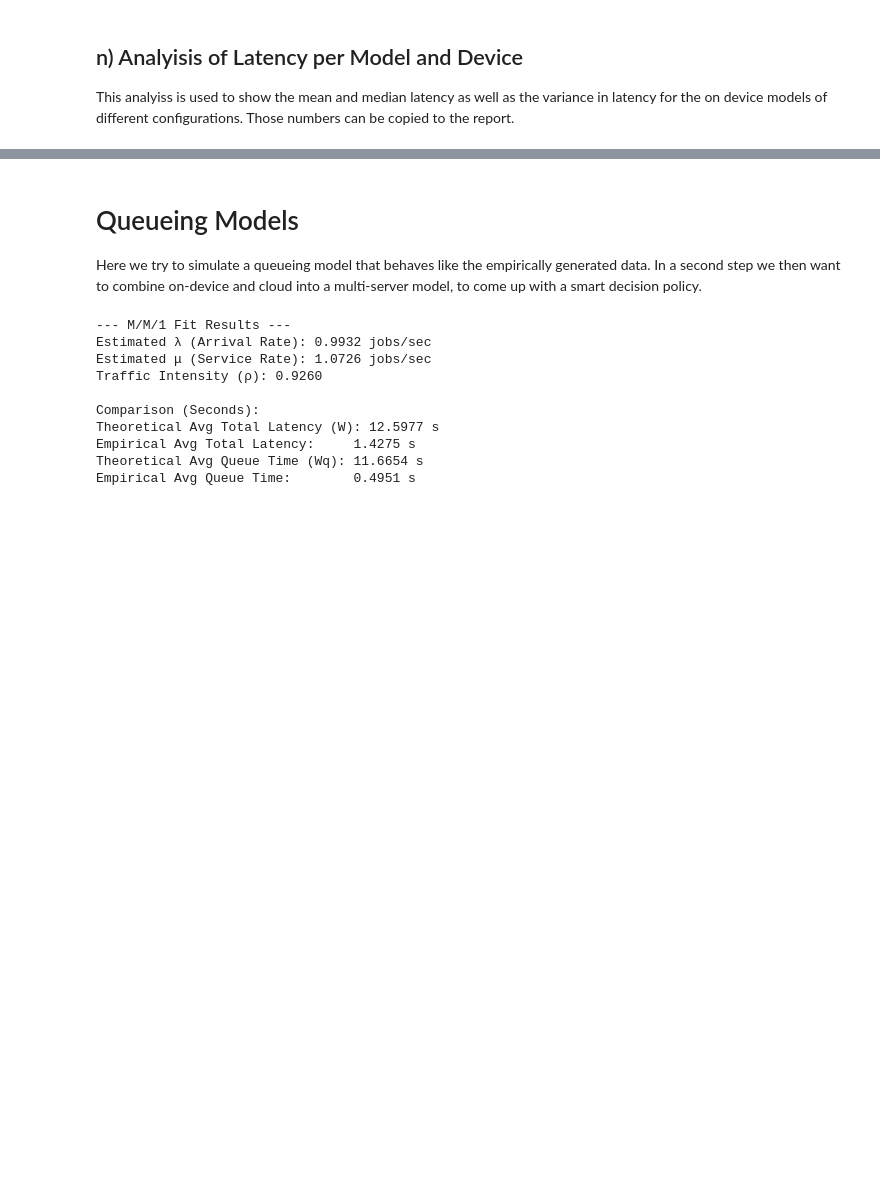
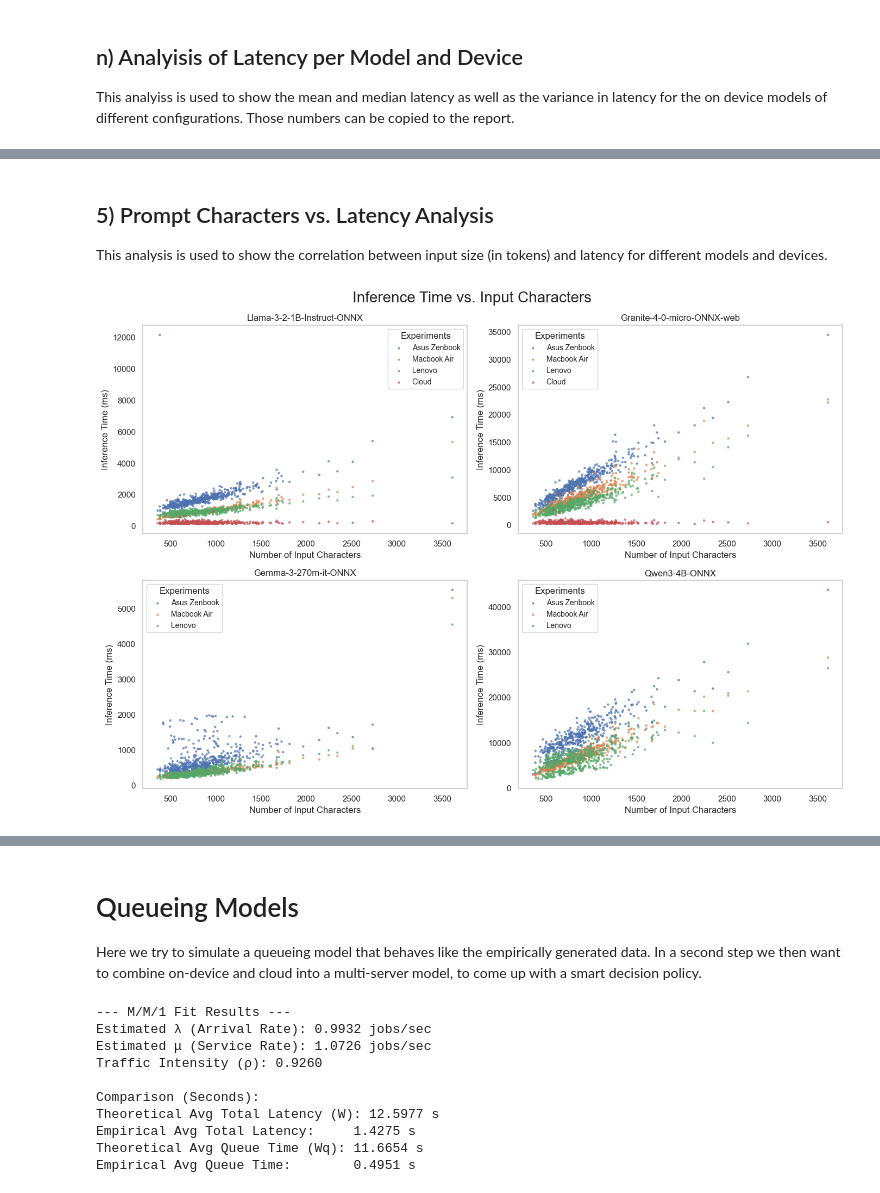
Before and after one commit to fabianHueni/UNIBE_MSGAI_HS25_Project, a Jupyter notebook: analyse/analyse_latency_data.ipynb, the cells around one changed output, grey strips where cells are left out. Cells and saved outputs as stored; diff of their text form; code cells hidden in the pictures; blank space fills up the shorter version.

Commit message:
feat: add analysis for report

```diff
--- a/analyse/analyse_latency_data.ipynb
+++ b/analyse/analyse_latency_data.ipynb
@@ -259,3 +264,59 @@ analyze_latency_statistics_for_one_device('cloud', 'cloud')
 | meta-llama/llama-3.2-3b-instruct | 564.88 | 496.5 | 204.65 | 351.00 | 404.00 | 755.00 | ... |
 | openai/gpt-4o-mini | 550.64 | 486.0 | 262.23 | 166.25 | 418.00 | 584.25 | ... |
 | qwen/qwen3-8b | 884.05 | 876.0 | 103.58 | 47.25 | 859.00 | 906.25 | ... |
+# %% [markdown]
+## 5) Prompt Characters vs. Latency Analysis
+This analysis is used to show the correlation between input size (in tokens) and latency for different models and devices.
+# %%
+# Prepare the data for plotting
+experiment_data = [
+    [
+        raw_dfs['fabian\\raw_experiment_Llama-3-2-1B-Instruct-ONNX_always_device_once-per-sec_2025-12-03T20-58-00'],
+        raw_dfs['philip\\raw_experiment_Llama-3-2-1B-Instruct-ONNX_always_device_once-per-sec_2025-12-04T08-10-53'],
+        raw_dfs[
+            'nicolas-privat\\lenovo_privat_raw_experiment_Llama-3-2-1B-Instruct-ONNX_always_device_once-per-sec_2025-12-05T08-43-10'],
+        raw_dfs[
+            'cloud\\cloud_raw_experiment_meta-llama-llama-3-2-1b-instruct_always_cloud_once-per-sec_2025-12-04T16-10-54']
+    ],
+    [
+        raw_dfs['fabian\\raw_experiment_granite-4-0-micro-ONNX-web_always_device_once-per-sec_2025-12-03T22-46-10'],
+        raw_dfs['philip\\raw_experiment_granite-4-0-micro-ONNX-web_always_device_once-per-sec_2025-12-04T09-03-29'],
+        raw_dfs[
+            'nicolas-privat\\lenovo_privat_raw_experiment_granite-4-0-micro-ONNX-web_always_device_once-per-sec_2025-12-05T09-19-31'],
+        raw_dfs[
+            'cloud\\cloud_raw_experiment_ibm-granite-granite-4-0-h-micro_always_cloud_once-per-sec_2025-12-05T07-07-33']
+    ],
+    [
+        raw_dfs['fabian\\raw_experiment_gemma-3-270m-it-ONNX_always_device_once-per-sec_2025-12-03T20-41-45'],
+        raw_dfs['philip\\raw_experiment_gemma-3-270m-it-ONNX_always_device_once-per-sec_2025-12-04T08-01-13'],
+        raw_dfs[
+            'nicolas-privat\\lenovo_privat_raw_experiment_gemma-3-270m-it-ONNX_always_device_once-per-sec_2025-12-05T08-27-21']
+    ],
+    [
+        raw_dfs['fabian\\raw_experiment_Qwen3-4B-ONNX_always_device_once-per-sec_2025-12-06T10-14-33'],
+        raw_dfs['philip\\raw_experiment_Qwen3-4B-ONNX_always_device_once-per-sec_2025-12-04T10-12-42'],
+        raw_dfs[
+            'nicolas-privat\\lenovo_privat_raw_experiment_Qwen3-4B-ONNX_always_device_once-per-sec_2025-12-05T10-40-39']
+    ]
+
+]
+
+labels = [
+    ['Asus Zenbook', 'Macbook Air', 'Lenovo', 'Cloud'],
+    ['Asus Zenbook', 'Macbook Air', 'Lenovo', 'Cloud'],
+    ['Asus Zenbook', 'Macbook Air', 'Lenovo'],
+    ['Asus Zenbook', 'Macbook Air', 'Lenovo']
+]
+
+model_names = [
+    'Llama-3-2-1B-Instruct-ONNX',
+    'Granite-4-0-micro-ONNX-web',
+    'Gemma-3-270m-it-ONNX',
+    'Qwen3-4B-ONNX'
+]
+
+
+# plot inference vs input character amount
+plot_characters_vs_inference_time(experiment_data, labels, model_names)
+# %% [output]
+[figure, added]
```
Also changed, not shown: parts of 16 cells of this notebook, 1 other file.
